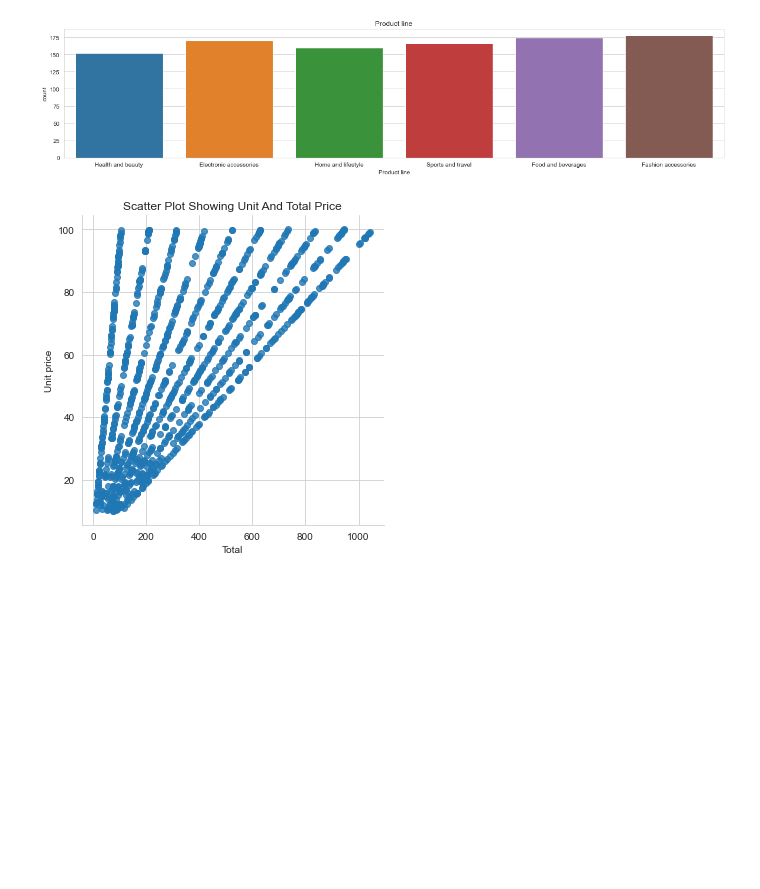
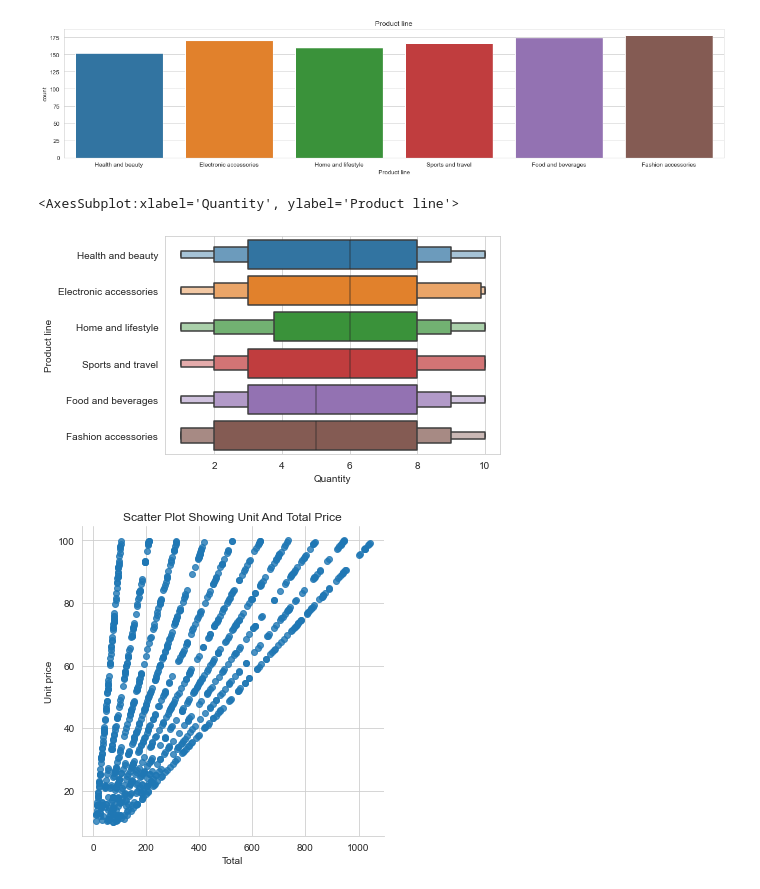
Before and after one commit to dikshya98/MSDS-Matlab, a Jupyter notebook: Upreti,Dikshya Matplotlib (1).ipynb, the cells around one changed output. Saved outputs shown, nothing was run; the diff lists cells and outputs as text; code cells hidden in the pictures; blank space fills up the shorter version.

```diff
--- a/Upreti,Dikshya Matplotlib (1).ipynb
+++ b/Upreti,Dikshya Matplotlib (1).ipynb
@@ -110,6 +110,11 @@ for i, col in enumerate(numerical):
     ax.set_title(f"{col}")
 # %% [output]
 [figure]
+# %%
+sns.boxenplot(y = 'Product line', x = 'Quantity', data=df )
+# %% [output]
+<AxesSubplot:xlabel='Quantity', ylabel='Product line'>
+[figure, added]
 # %%
 # Scatterplot arguments
 sns.lmplot(x='Total', y='Unit price', data=df, fit_reg=False)
```
Also changed, not shown: parts of 4 cells of this notebook.
